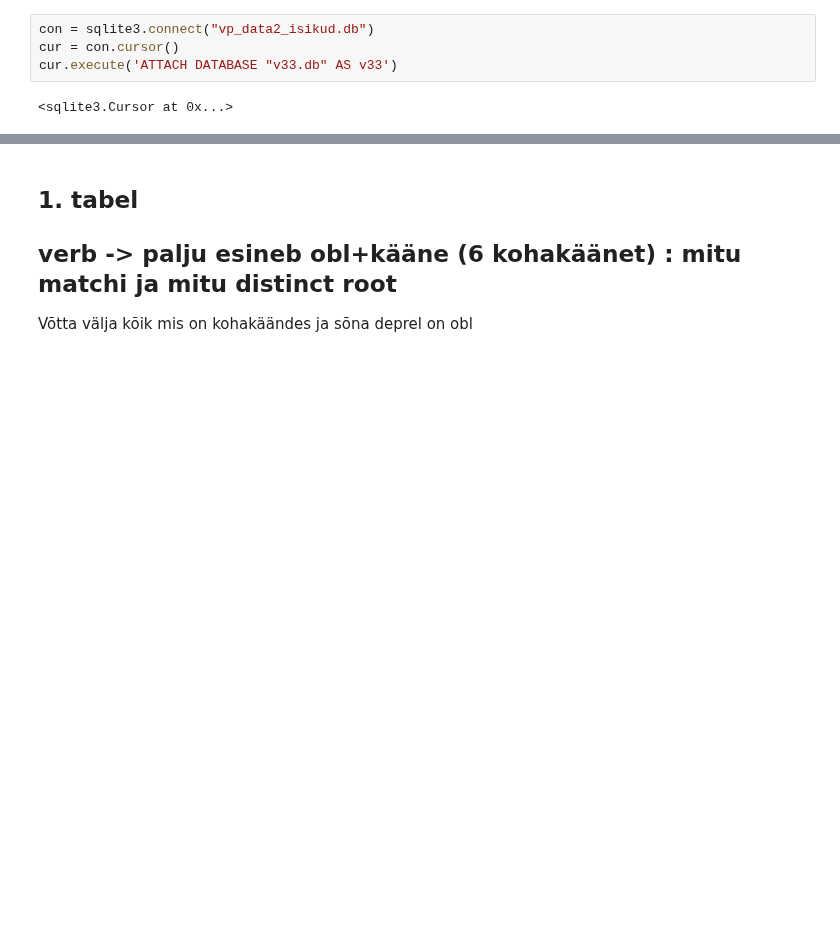
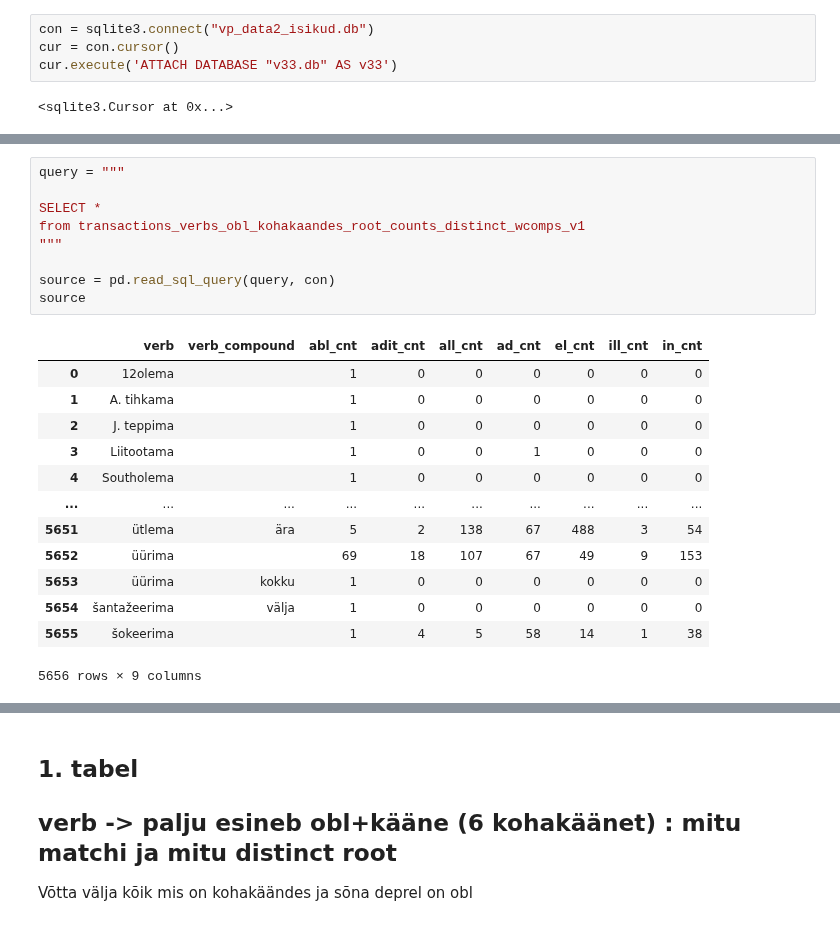
Before and after one commit to estnltk/syntax_experiments, a Jupyter notebook: verb_patterns_obl_isikud/001_verb_analysis_kohakaanded_count_eluskoht.ipynb, the cells around one changed output, grey strips where cells are left out. Cells and saved outputs as stored; diff of their text form; blank space fills up the shorter version.

```diff
--- a/verb_patterns_obl_isikud/001_verb_analysis_kohakaanded_count_eluskoht.ipynb
+++ b/verb_patterns_obl_isikud/001_verb_analysis_kohakaanded_count_eluskoht.ipynb
@@ -14,0 +398,23 @@ cur.execute('ATTACH DATABASE "v33.db" AS v33')
+# %%
+query = """
+
+SELECT *
+from transactions_verbs_obl_kohakaandes_root_counts_distinct_wcomps_v1
+"""
+
+source = pd.read_sql_query(query, con)
+source
+# %% [output]
+|  | verb | verb_compound | abl_cnt | adit_cnt | all_cnt | ad_cnt | el_cnt | ill_cnt | in_cnt |
+| 0 | 12olema |  | 1 | 0 | 0 | 0 | 0 | 0 | 0 |
+| 1 | A. tihkama |  | 1 | 0 | 0 | 0 | 0 | 0 | 0 |
+| 2 | J. teppima |  | 1 | 0 | 0 | 0 | 0 | 0 | 0 |
+| 3 | Liitootama |  | 1 | 0 | 0 | 1 | 0 | 0 | 0 |
+| 4 | Southolema |  | 1 | 0 | 0 | 0 | 0 | 0 | 0 |
+| ... | ... | ... | ... | ... | ... | ... | ... | ... | ... |
+| 5651 | ütlema | ära | 5 | 2 | 138 | 67 | 488 | 3 | 54 |
+| 5652 | üürima |  | 69 | 18 | 107 | 67 | 49 | 9 | 153 |
+| 5653 | üürima | kokku | 1 | 0 | 0 | 0 | 0 | 0 | 0 |
+| 5654 | šantažeerima | välja | 1 | 0 | 0 | 0 | 0 | 0 | 0 |
+| 5655 | šokeerima |  | 1 | 4 | 5 | 58 | 14 | 1 | 38 |
+5656 rows × 9 columns
```
Also changed, not shown: parts of 38 cells of this notebook, 2 other files.
